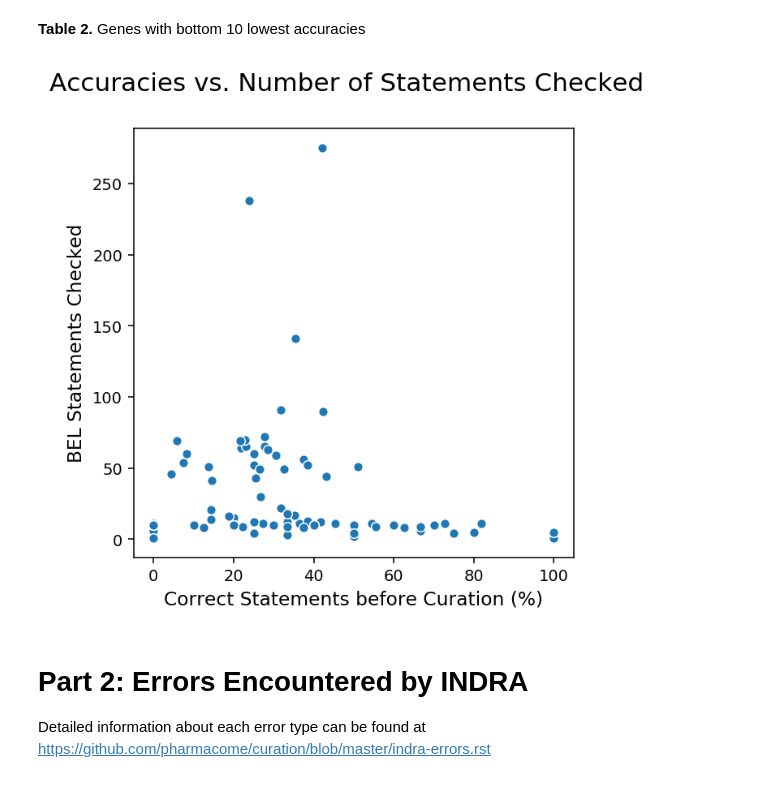
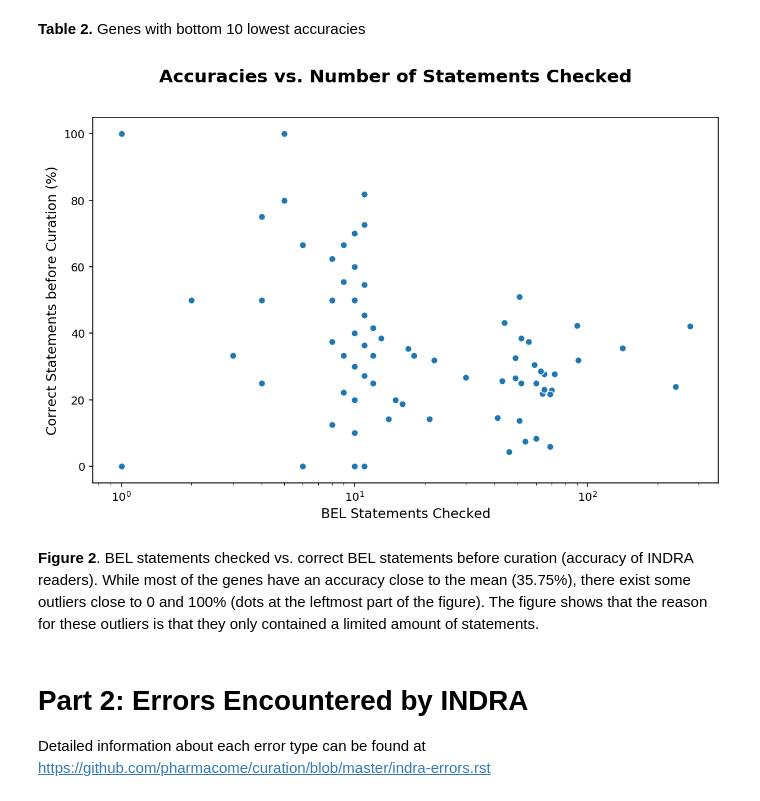
Before and after one commit to bel-enrichment/hbp-results, a Jupyter notebook: notebooks/INDRA Curation Notebook.ipynb, the cells around one changed output. Saved outputs shown, nothing was run; the diff lists cells and outputs as text; code cells hidden in the pictures.

```diff
--- a/notebooks/INDRA Curation Notebook.ipynb
+++ b/notebooks/INDRA Curation Notebook.ipynb
@@ -226,25 +226,29 @@ pd.DataFrame(top_10_genes_low_accuracy, columns=["Gene Symbol", "Accuracy (%)"])
 # %% [markdown]
 **Table 2.** Genes with bottom 10 lowest accuracies
 # %%
-fig = plt.figure(figsize=(5, 5), dpi=140)
+fig = plt.figure(figsize=(10, 6), dpi=140)
 
 # Rearrange data for the plot
 data_scatterplot = [
     (gene_symbol, accuracy * 100, statements_checked[gene_symbol])
     for gene_symbol, accuracy in avg_corrected.items()
 ]
 
 df_scatterplot = pd.DataFrame(data_scatterplot, columns=('Gene Symbol', 'Accuracy', 'Statements Checked'))
 
-sns.scatterplot(x="Accuracy", y="Statements Checked", data=df_scatterplot)
+sns.scatterplot(x="Statements Checked", y="Accuracy", data=df_scatterplot)
 
-fig.suptitle('Accuracies vs. Number of Statements Checked', fontsize=16)
-plt.ylabel('BEL Statements Checked', fontsize=12)
-plt.xlabel('Correct Statements before Curation (%)', fontsize=12)
+plt.gca().set(xscale="log")
+
+fig.suptitle('Accuracies vs. Number of Statements Checked', fontsize=16,fontweight='bold')
+plt.xlabel('BEL Statements Checked', fontsize=12)
+plt.ylabel('Correct Statements before Curation (%)', fontsize=12)
 
 plt.show()
 # %% [output]
-[figure, old version]
+[figure, new version]
+# %% [markdown]
+__Figure 2__. BEL statements checked vs. correct BEL statements before curation (accuracy of INDRA readers). While most of the genes have an accuracy close to the mean (35.75%), there exist some outliers close to 0 and 100% (dots at the leftmost part of the figure). The figure shows that the reason for these outliers is that they only contained a limited amount of statements.
 # %% [markdown]
 # Part 2: Errors Encountered by INDRA
 
```
Also changed, not shown: parts of 3 cells of this notebook.
